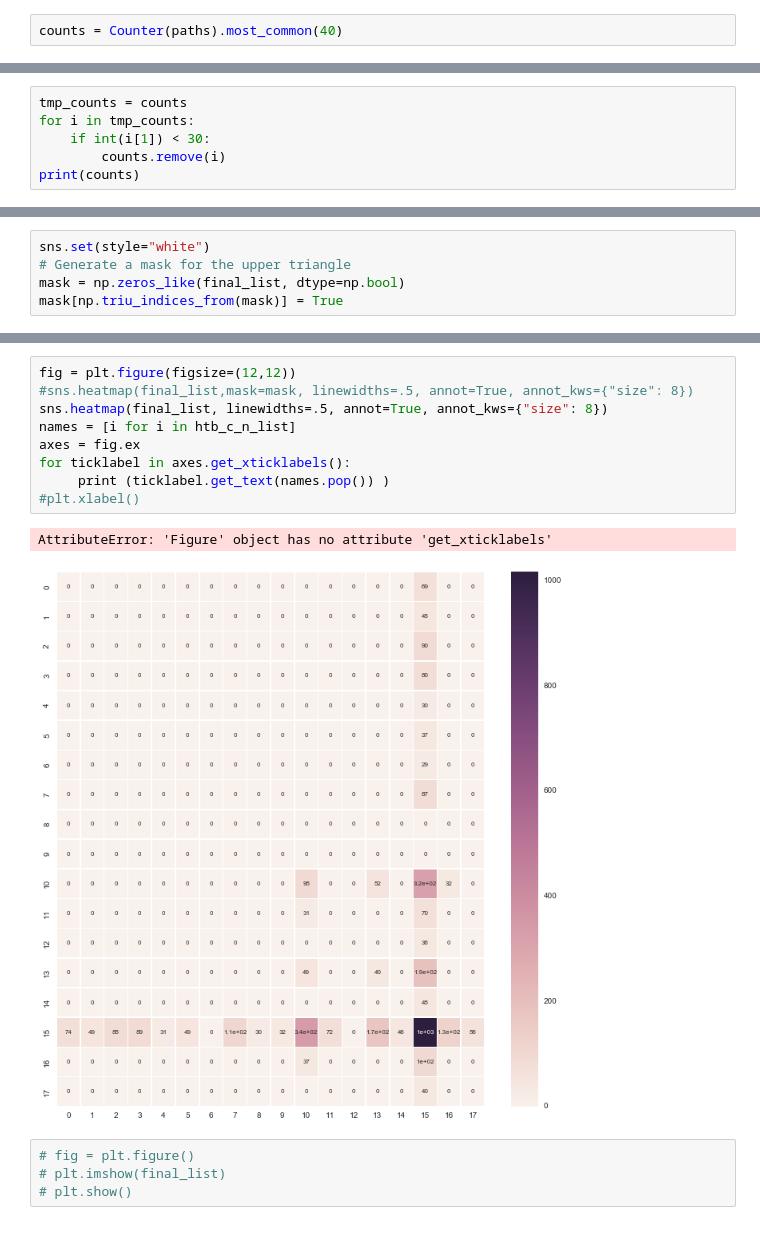
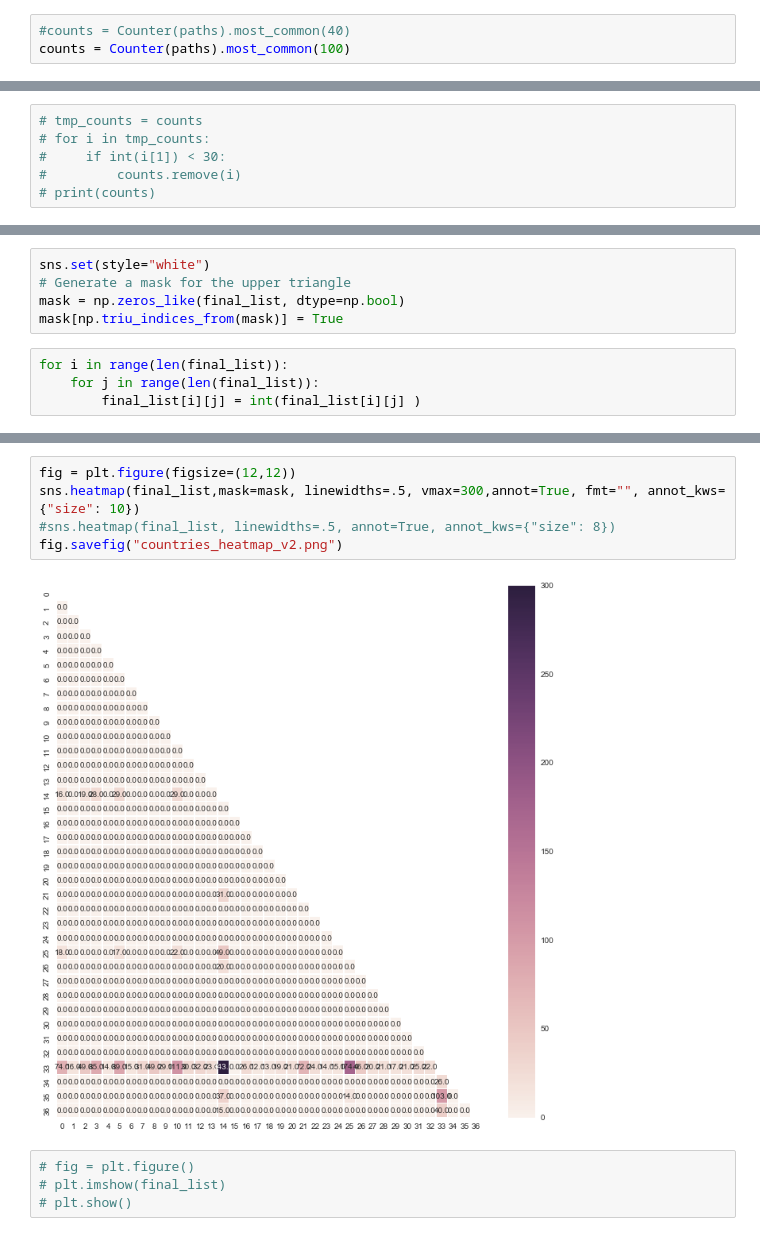
Before and after one commit to lsadeghian/le_project, a Jupyter notebook: tracking_devices.ipynb, the cells around one changed output, grey strips where cells are left out. Saved outputs shown, nothing was run; the diff lists cells and outputs as text.

```diff
--- a/tracking_devices.ipynb
+++ b/tracking_devices.ipynb
@@ -50,7 +86,8 @@ len(set(paths))
 # %% [output]
 2009
 # %%
-counts = Counter(paths).most_common(40)
+#counts = Counter(paths).most_common(40)
+counts = Counter(paths).most_common(100)
 # %%
 counts
 # %% [output]
@@ -74,6 +111,6 @@ counts
 # %%
-tmp_counts = counts
-for i in tmp_counts:
-    if int(i[1]) < 30:
-        counts.remove(i)
-print(counts)
+# tmp_counts = counts
+# for i in tmp_counts:
+#     if int(i[1]) < 30:
+#         counts.remove(i)
+# print(counts)
@@ -112,3 +165,7 @@ sns.set(style="white")
 # Generate a mask for the upper triangle
 mask = np.zeros_like(final_list, dtype=np.bool)
 mask[np.triu_indices_from(mask)] = True
+# %%
+for i in range(len(final_list)):
+    for j in range(len(final_list)):
+        final_list[i][j] = int(final_list[i][j] )
@@ -115,15 +180,10 @@ mask[np.triu_indices_from(mask)] = True
 # %%
 fig = plt.figure(figsize=(12,12))
-#sns.heatmap(final_list,mask=mask, linewidths=.5, annot=True, annot_kws={"size": 8})
-sns.heatmap(final_list, linewidths=.5, annot=True, annot_kws={"size": 8})
-names = [i for i in htb_c_n_list]
-axes = fig.ex
-for ticklabel in axes.get_xticklabels():
-     print (ticklabel.get_text(names.pop()) )
-#plt.xlabel()
+sns.heatmap(final_list,mask=mask, linewidths=.5, vmax=300,annot=True, fmt="", annot_kws={"size": 10})
+#sns.heatmap(final_list, linewidths=.5, annot=True, annot_kws={"size": 8})
+fig.savefig("countries_heatmap_v2.png")
 # %% [output]
-AttributeError: 'Figure' object has no attribute 'get_xticklabels'
-[figure, old version]
+[figure, new version]
 # %%
 # fig = plt.figure()
 # plt.imshow(final_list)
```
Also changed, not shown: parts of 7 cells of this notebook.
